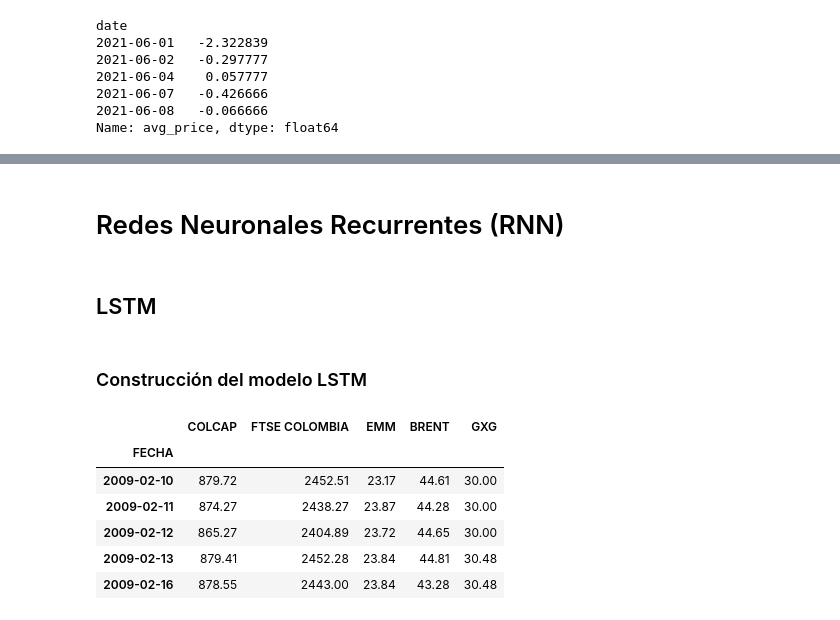
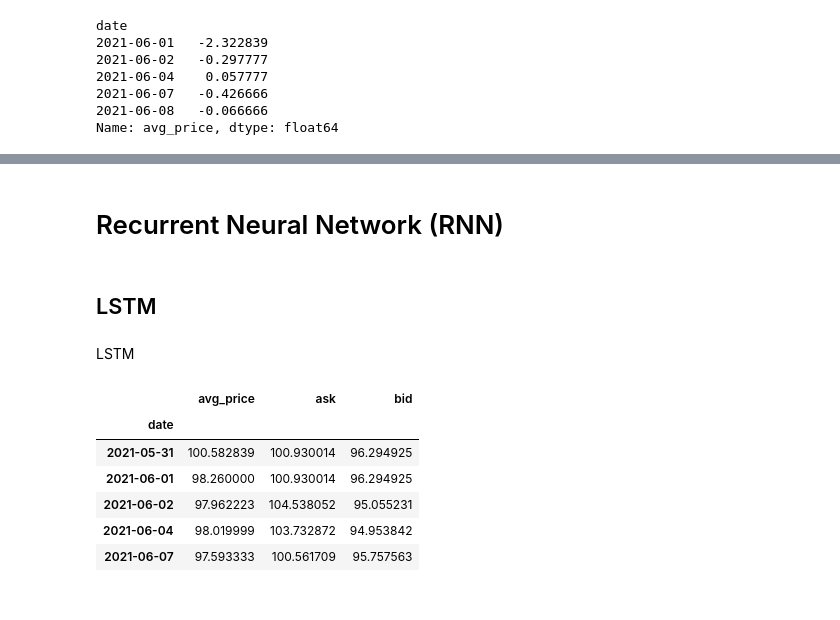
Before and after one commit to GuilhermeHachimine/prediction_AI_model_comparison, a Jupyter notebook: model/sarimax_and_lstm.ipynb, the cells around one changed output, grey strips where cells are left out. Cells and saved outputs as stored; diff of their text form; code cells hidden in the pictures.

```diff
--- a/model/sarimax_and_lstm.ipynb
+++ b/model/sarimax_and_lstm.ipynb
@@ -825,19 +870,19 @@ plt.show()
-# %% [markdown]
-# Redes Neuronales Recurrentes (RNN)
+# %% [markdown]
+# Recurrent Neural Network (RNN)
 # %% [markdown]
 ## LSTM
-# %% [markdown]
-### Construcción del modelo LSTM
+# %% [markdown]
+LSTM
 # %%
-datos = df[['COLCAP', 'FTSE COLOMBIA', 'EMM', 'BRENT', 'GXG']]
+datos = df[['avg_price', 'ask', 'bid']]
 datos.head()
 # %% [output]
-|  | COLCAP | FTSE COLOMBIA | EMM | BRENT | GXG |
-| FECHA |  |  |  |  |  |
-| 2009-02-10 | 879.72 | 2452.51 | 23.17 | 44.61 | 30.00 |
-| 2009-02-11 | 874.27 | 2438.27 | 23.87 | 44.28 | 30.00 |
-| 2009-02-12 | 865.27 | 2404.89 | 23.72 | 44.65 | 30.00 |
-| 2009-02-13 | 879.41 | 2452.28 | 23.84 | 44.81 | 30.48 |
-| 2009-02-16 | 878.55 | 2443.00 | 23.84 | 43.28 | 30.48 |
+|  | avg_price | ask | bid |
+| date |  |  |  |
+| 2021-05-31 | 100.582839 | 100.930014 | 96.294925 |
+| 2021-06-01 | 98.260000 | 100.930014 | 96.294925 |
+| 2021-06-02 | 97.962223 | 104.538052 | 95.055231 |
+| 2021-06-04 | 98.019999 | 103.732872 | 94.953842 |
+| 2021-06-07 | 97.593333 | 100.561709 | 95.757563 |
 # %%
 # Split data
```
Also changed, not shown: parts of 46 cells of this notebook.
